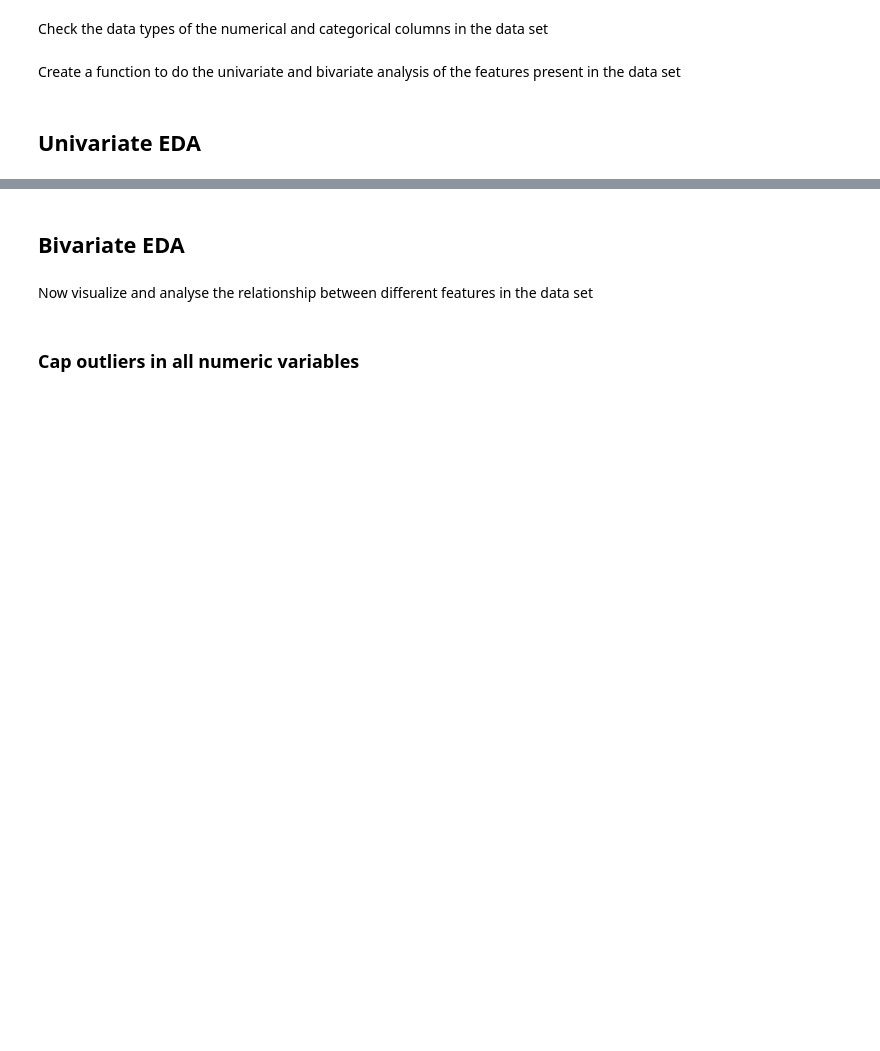
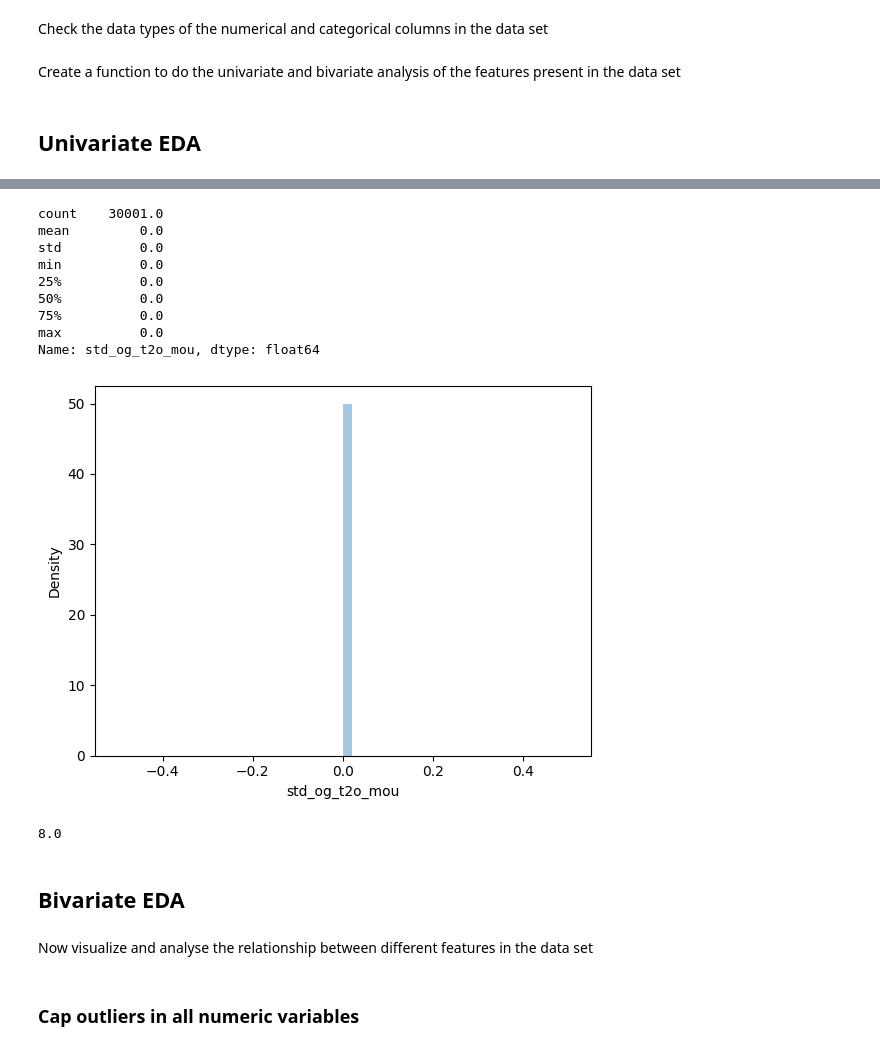
Before and after one commit to utkarshshah1988/Capstone-Project, a Jupyter notebook: Telecom_Churn_Capstone_Stub_Notebook.ipynb, the cells around one changed output, grey strips where cells are left out. Drawn from its saved outputs; the diff is of its cells as text; code cells hidden in the pictures; blank space fills up the shorter version.

```diff
--- a/Telecom_Churn_Capstone_Stub_Notebook.ipynb
+++ b/Telecom_Churn_Capstone_Stub_Notebook.ipynb
@@ -902,7 +964,22 @@ univariate(### CODE HERE ###)
 # %%
 # Plot the minutes of usage of STD (outside the calling circle) outgoing calls of Operator T to other operator fixed line
 
-univariate(### CODE HERE ###)
+univariate(churn_filtered.std_og_t2o_mou)
+# %% [output]
+count    30001.0
+mean         0.0
+std          0.0
+min          0.0
+25%          0.0
+50%          0.0
+75%          0.0
+max          0.0
+Name: std_og_t2o_mou, dtype: float64
+[figure, added]
+# %%
+churn
+# %% [output]
+8.0
 # %%
 # Plot the minutes of usage of all kind of calls within the same operator network for the month of August
 
```
Also changed, not shown: parts of 13 cells of this notebook.
